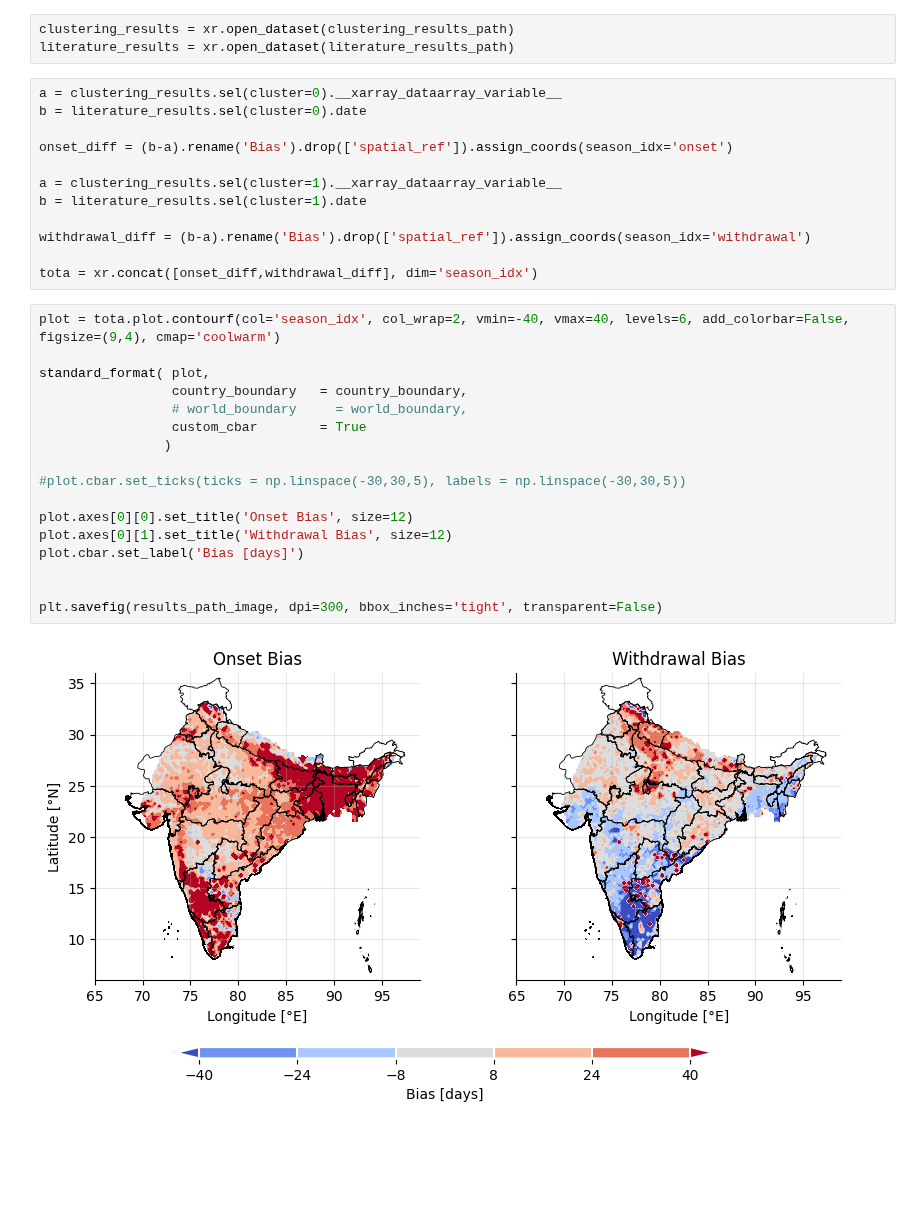
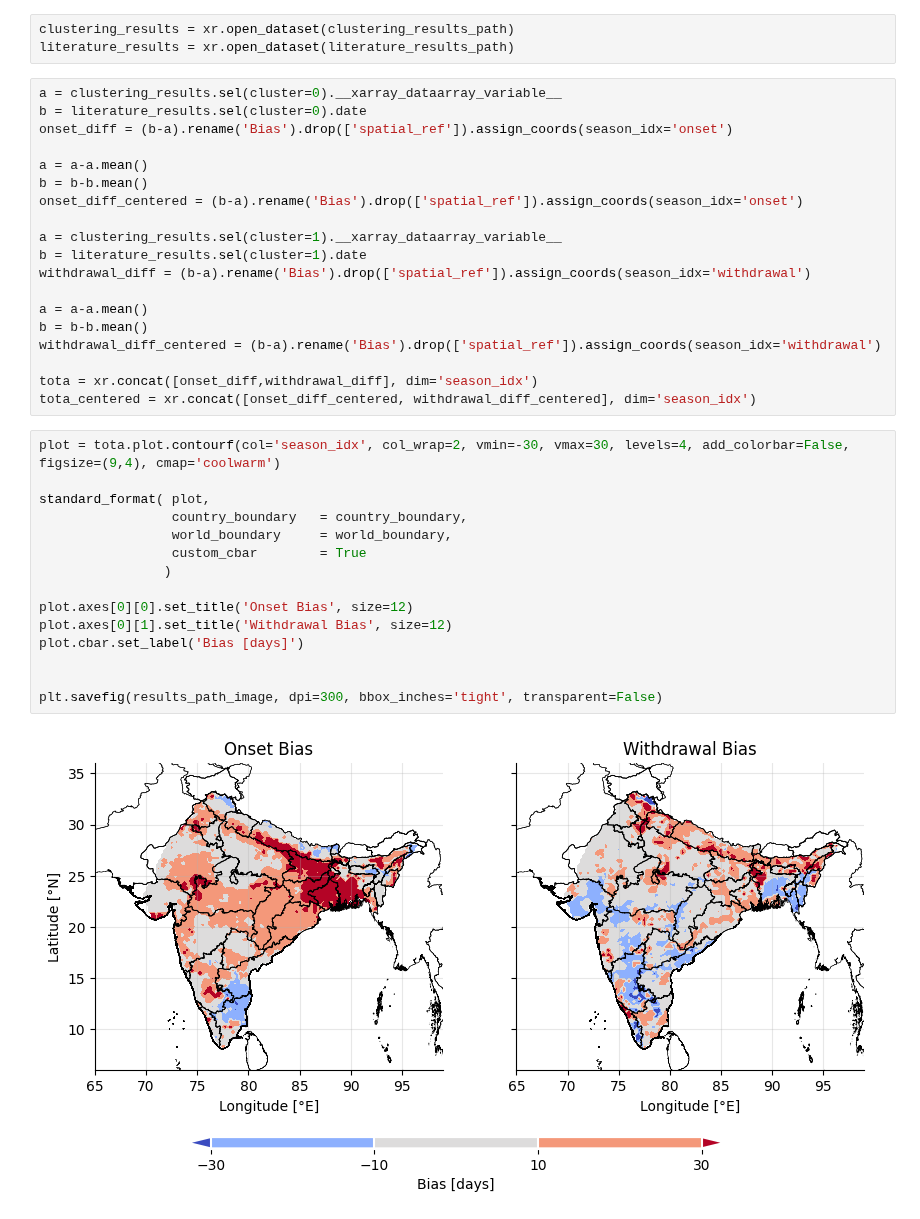
Before and after one commit to JGrassi97/XSeasonsDetect, a Jupyter notebook: notebooks/05_results_comparison.ipynb, the cells around one changed output. Saved outputs shown, nothing was run; the diff lists cells and outputs as text; blank space fills up the shorter version.

```diff
--- a/notebooks/05_results_comparison.ipynb
+++ b/notebooks/05_results_comparison.ipynb
@@ -36,31 +41,36 @@ literature_results = xr.open_dataset(literature_results_path)
 # %%
 a = clustering_results.sel(cluster=0).__xarray_dataarray_variable__
 b = literature_results.sel(cluster=0).date
+onset_diff = (b-a).rename('Bias').drop(['spatial_ref']).assign_coords(season_idx='onset')
 
-onset_diff = (b-a).rename('Bias').drop(['spatial_ref']).assign_coords(season_idx='onset')
+a = a-a.mean()
+b = b-b.mean()
+onset_diff_centered = (b-a).rename('Bias').drop(['spatial_ref']).assign_coords(season_idx='onset')
 
 a = clustering_results.sel(cluster=1).__xarray_dataarray_variable__
 b = literature_results.sel(cluster=1).date
-
 withdrawal_diff = (b-a).rename('Bias').drop(['spatial_ref']).assign_coords(season_idx='withdrawal')
 
+a = a-a.mean()
+b = b-b.mean()
+withdrawal_diff_centered = (b-a).rename('Bias').drop(['spatial_ref']).assign_coords(season_idx='withdrawal')
+
 tota = xr.concat([onset_diff,withdrawal_diff], dim='season_idx')
+tota_centered = xr.concat([onset_diff_centered, withdrawal_diff_centered], dim='season_idx')
 # %%
-plot = tota.plot.contourf(col='season_idx', col_wrap=2, vmin=-40, vmax=40, levels=6, add_colorbar=False, figsize=(9,4), cmap='coolwarm')
+plot = tota.plot.contourf(col='season_idx', col_wrap=2, vmin=-30, vmax=30, levels=4, add_colorbar=False, figsize=(9,4), cmap='coolwarm')
 
 standard_format( plot,
                  country_boundary   = country_boundary,
-                 # world_boundary     = world_boundary,
+                 world_boundary     = world_boundary,
                  custom_cbar        = True
                 )
-
-#plot.cbar.set_ticks(ticks = np.linspace(-30,30,5), labels = np.linspace(-30,30,5))
 
 plot.axes[0][0].set_title('Onset Bias', size=12)
 plot.axes[0][1].set_title('Withdrawal Bias', size=12)
 plot.cbar.set_label('Bias [days]')
 
 
 plt.savefig(results_path_image, dpi=300, bbox_inches='tight', transparent=False)
 # %% [output]
-[figure, old version]
+[figure, new version]
```
Also changed, not shown: parts of 8 cells of this notebook, 3 other files.
